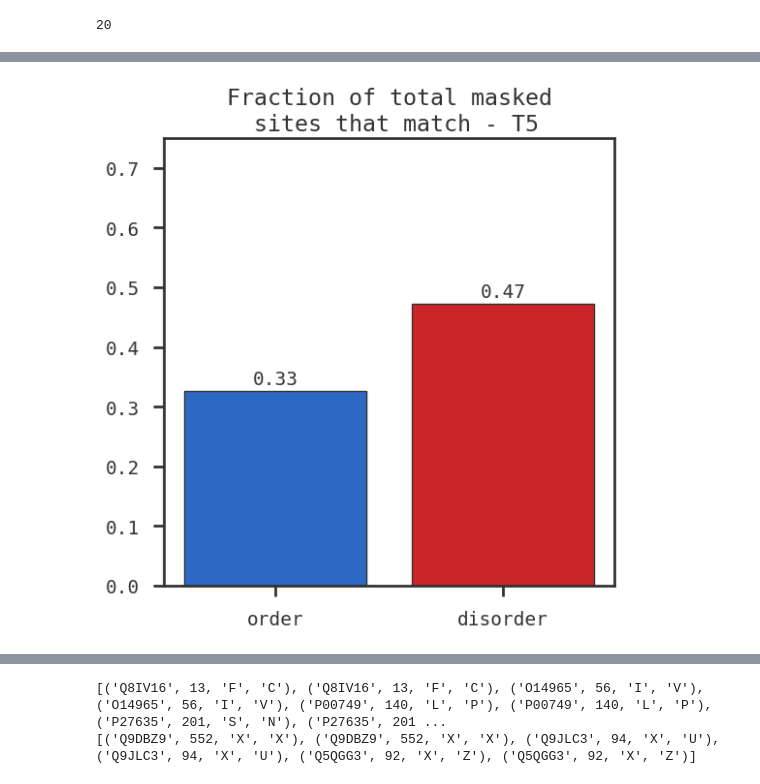
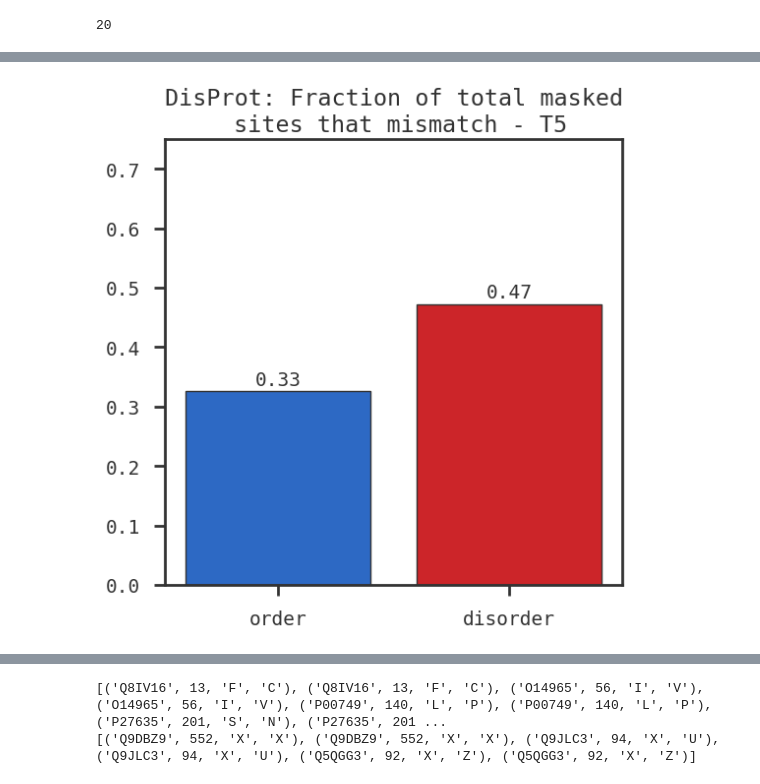
Before and after one commit to francosimonetti/disorder_flavours, a Jupyter notebook: jupyter/mismatch_analysis_T5.ipynb, the cells around one changed output, grey strips where cells are left out. Drawn from its saved outputs; the diff is of its cells as text; code cells hidden in the pictures.

```diff
--- a/jupyter/mismatch_analysis_T5.ipynb
+++ b/jupyter/mismatch_analysis_T5.ipynb
@@ -39,10 +79,10 @@ disprot_matches_data = dict()
 missing_count = 0
 missing_files = []
 for disprot_id in disprot_dict:
-    match_file = f"/biodata/franco/zsuzsa_lab/loss_T5_disprot/matches/{disprot_id}_matches.json"
+    match_file = f"/biodata/franco/zsuzsa_lab/loss_T5_disprot2_cuda/{disprot_id}.json"
     if os.path.exists(match_file):
         with open(match_file) as f:
-            disprot_matches_data[disprot_id] = json.load(f)
+            disprot_matches_data[disprot_id] = json.load(f)[disprot_id]['aamask_1']
     else:
         missing_files.append((disprot_id, match_file))
         missing_count += 1
@@ -294,38 +368,43 @@ barplot_data_diso
 print(f"Total disordered residues: {total_residues_disorder}")
 print(f"Total ordered residues: {total_residues_order}")
 
-disorder_fraction_mm_at0 = list()
-disorder_mm_at0 = 0
-for disprot_id in mismatch_count_dict_maskdiso.keys():
-    seq_len = len(disprot_dict[disprot_id]['seq'])
-    disorder_fraction_mm = mismatch_count_dict_maskdiso[disprot_id][0]/seq_len
-    disorder_mm_at0 += mismatch_count_dict_maskdiso[disprot_id][0]
-    disorder_fraction_mm_at0.append(disorder_fraction_mm)
+total_residues = total_residues_disorder + total_residues_order
+print(f"Total residues: {total_residues}")
 
-disorder_fraction_mm_at0 = np.array(disorder_fraction_mm_at0)
-print(f"Fraction of total disordered residues that mismatch: {disorder_mm_at0/total_residues_disorder:.2f}")
+print(f"Total B residues: {total_residues_B} ({total_residues_B/total_residues})")
+print(f"Total H residues: {total_residues_H} ({total_residues_H/total_residues})")
+print(f"Total U residues: {total_residues_U} ({total_residues_U/total_residues})")
+print(f"Total M residues: {total_residues_M} ({total_residues_M/total_residues})")
 
 
-order_fraction_mm_at0 = list()
-order_mm_at0 = 0
-for disprot_id in mismatch_count_dict_maskordr.keys():
-    seq_len = len(disprot_dict[disprot_id]['seq'])
-    order_fraction_mm = mismatch_count_dict_maskordr[disprot_id][0]/seq_len
-    order_mm_at0 += mismatch_count_dict_maskordr[disprot_id][0]
-    order_fraction_mm_at0.append(order_fraction_mm)
+def get_fractions(prot_dict, mismatch_count_dict, total_residues_type, label):
+    fraction_mm_at0 = list()
+    mm_at0 = 0
+    for prot_id in mismatch_count_dict.keys():
+        seq_len = len(prot_dict[prot_id]['seq'])
+        fraction_mm = mismatch_count_dict[prot_id][0]/seq_len
+        mm_at0 += mismatch_count_dict[prot_id][0]
+        fraction_mm_at0.append(fraction_mm)
 
-order_fraction_mm_at0 = np.array(order_fraction_mm_at0)
-print(f"Fraction of total ordered residues that mismatch: {order_mm_at0/total_residues_order:.2f}")
+    fraction_mm_at0 = np.array(fraction_mm_at0)
+    print(f"Fraction of total {label} residues that mismatch: {mm_at0/total_residues_type:.2f} ({mm_at0} of {total_residues_type})")
+    return mm_at0/total_residues_type
 
-print(f"Avg mismatch @ 0 in order relative to prot length {order_fraction_mm_at0.mean():.2f} ({order_fraction_mm_at0.std():.2f} std)")
-print(f"Avg mismatch @ 0 in disorder relative to prot length {disorder_fraction_mm_at0.mean():.2f} ({disorder_fraction_mm_at0.std():.2f} std)")
+Dfraction = get_fractions(disprot_dict, mismatch_count_dict_maskdiso, total_residues_disorder, "Disorder")
+Ofraction = get_fractions(disprot_dict, mismatch_count_dict_maskordr, total_residues_order, "Order")
+
+Bfraction = get_fractions(disprot_dict, mismatch_count_dict_maskB, total_residues_B, "B")
+Hfraction = get_fractions(disprot_dict, mismatch_count_dict_maskH, total_residues_H, "H")
+Ufraction = get_fractions(disprot_dict, mismatch_count_dict_maskU, total_residues_U, "U")
+Mfraction = get_fractions(disprot_dict, mismatch_count_dict_maskM, total_residues_M, "M")
+
 
 mpl_stylesheet.banskt_presentation(fontfamily = 'mono', fontsize = 14, colors = 'banskt', dpi = 100)
 
 fig = plt.figure(figsize=(6,6))
 ax1 = fig.add_subplot(111)
-b = ax1.bar(x = np.arange(2), height = [order_mm_at0/total_residues_order, 0]) #, tick_label=["order", "disorder"])
-b = ax1.bar(x = np.arange(2), height = [0, disorder_mm_at0/total_residues_disorder], tick_label=["order", "disorder"])
+b = ax1.bar(x = np.arange(2), height = [Ofraction, 0]) #, tick_label=["order", "disorder"])
+b = ax1.bar(x = np.arange(2), height = [0, Dfraction], tick_label=["order", "disorder"])
 
 for bar in ax1.patches:
     if bar.get_height() > 0:
@@ -333,6 +412,36 @@ for bar in ax1.patches:
                  format(bar.get_height(), '.2f'),
                  ha='center', va='center')
 ax1.set_ylim(0,0.75)
-ax1.set_title("Fraction of total masked\n sites that match - T5", ha='center')
+ax1.set_title("DisProt: Fraction of total masked\n sites that mismatch - T5", ha='center')
 plt.show()
+
+fig = plt.figure(figsize=(6,6))
+ax1 = fig.add_subplot(111)
+b = ax1.bar(x = np.arange(4), height = [Bfraction, 0, 0, 0], color="yellow")
+b = ax1.bar(x = np.arange(4), height = [0, Hfraction, 0, 0], color="pink")
+b = ax1.bar(x = np.arange(4), height = [0, 0, Ufraction, 0], color="gray")
+b = ax1.bar(x = np.arange(4), height = [0, 0, 0, Mfraction], tick_label=["B", "H", "U", "M"], color="red")
+
+for bar in ax1.patches:
+    if bar.get_height() > 0:
+        ax1.text(bar.get_x() + bar.get_width() / 2, bar.get_height()+0.02,
+                 format(bar.get_height(), '.2f'),
+                 ha='center', va='center')
+ax1.set_ylim(0,0.75)
+ax1.set_title("DisProt: Fraction of total masked\n sites that mismatch - T5", ha='center')
+plt.show()
+
+### Monomer data
+# Total residues: 614467
+# Total B residues: 138782 (0.22585753181212334)
+# Total H residues: 242319 (0.394356409701416)
+# Total U residues: 233366 (0.37978605848646063)
+# Total D residues: 37762 (0.061454886918255985)
+# Fraction of total B residues that mismatch: 0.41 (57356 of 138782)
+# Fraction of total H residues that mismatch: 0.44 (106361 of 242319)
+# Fraction of total U residues that mismatch: 0.48 (112530 of 233366)
+# Fraction of total D residues that mismatch: 0.63 (23925 of 37762)
+
+## disprot data
+# total: 808301
 # %% [output]
@@ -345 +461 @@ Avg mismatch @ 0 in disorder relative to prot length 0.14 (0.17 std)
-[figure, old version]
+[figure, new version]
```
Also changed, not shown: parts of 14 cells of this notebook, 16 other files.
